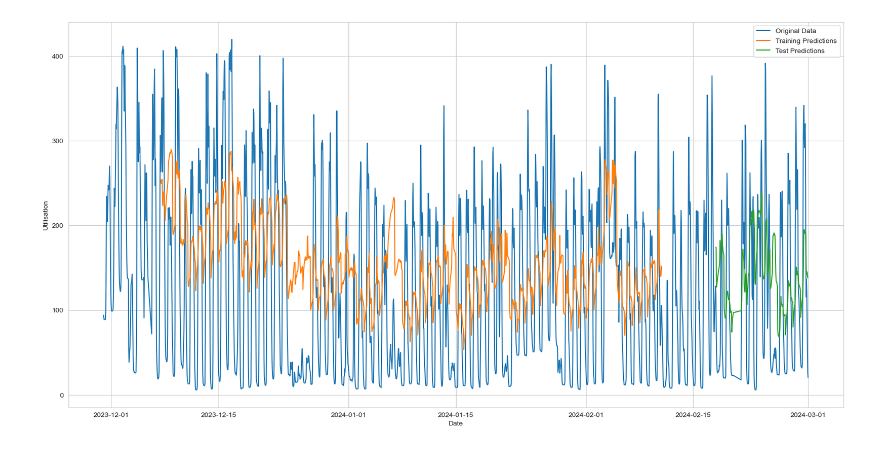
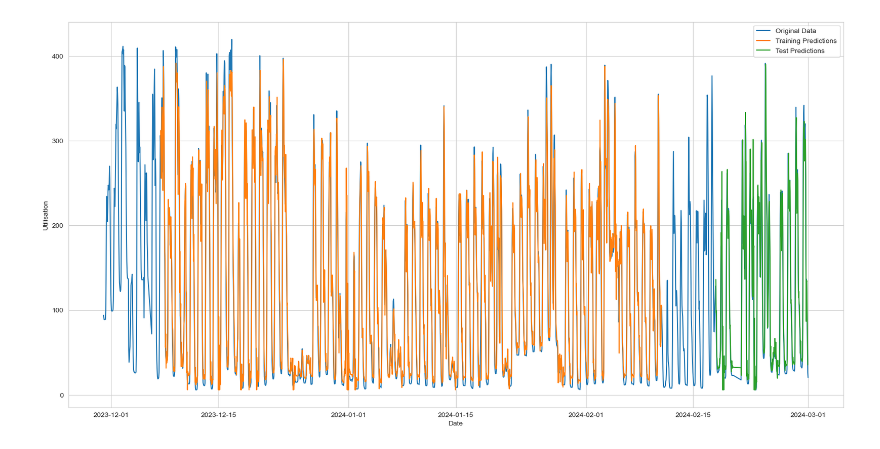
Before and after one commit to veronikaKircsev/ParkData, a Jupyter notebook: lstm_test.ipynb, the cells around one changed output. Cells and saved outputs as stored; diff of their text form; code cells hidden in the pictures.

Commit message:
lstm test works

```diff
--- a/lstm_test.ipynb
+++ b/lstm_test.ipynb
@@ -19,7 +19,7 @@ def create_dataset(dataset, window=168):
 	dataY = []
 	for i in range(len(dataset)-window-1):
 		dataX.append(dataset[i:(i+window), :])
-		dataY.append(dataset[i + window, :])
+		dataY.append(dataset[i + window, 0])
 	return np.array(dataX), np.array(dataY)
 
 tf.random.set_seed(7)
@@ -39,8 +39,12 @@ dataset.set_index('timestamp', inplace=True)
 dates = dataset.index
 columns_needed = ['value', 'rhum', 'tsun', 'event_name', 'holiday', 'hour', 'dayOfWeek']
 dataset = dataset[[col for col in columns_needed if col in dataset.columns]]
+if dataset['tsun'].isna().any():
+    dataset['tsun'] = dataset['tsun'].fillna(0)
 #dataset = np.array(dataset)
-dataset['value'] = dataset['value'].astype('float32').values.reshape(-1, 1)
+dataset['value'] = dataset['value'].astype('float32')
+
+#print(dataset[dataset.isna().any(axis=1)])
 
 start_dataset = dataset.copy()
 
@@ -62,11 +66,11 @@ test = test_df
 window = 168
 trainX, trainY = create_dataset(train, window)
 testX, testY = create_dataset(test, window)
-trainX = np.nan_to_num(trainX, nan=0.0)
-testX = np.nan_to_num(testX, nan=0.0)
-trainY = np.nan_to_num(trainY, nan=0.0)
+#trainX = np.nan_to_num(trainX, nan=0.0)
+#testX = np.nan_to_num(testX, nan=0.0)
+#trainY = np.nan_to_num(trainY, nan=0.0)
 
-testY = np.nan_to_num(testY, nan=0.0)
+#testY = np.nan_to_num(testY, nan=0.0)
 
 
 prediction_data = testX.copy()
@@ -79,7 +83,7 @@ model = Sequential()
 model.add(LSTM(1))
 #model.add(Dropout(0.2))
 model.add(Dense(1, activation = 'linear'))
-model.compile(loss='mean_squared_error', optimizer=Adam(clipvalue=1.0))
+model.compile(loss='mean_squared_error', optimizer='adam')
 model.fit(trainX, trainY, epochs=100, batch_size=32, verbose=2, validation_split=0.2)
 
 
@@ -93,17 +97,19 @@ testPredict = np.clip(testPredict, 0, 429)
 # invert predictions
 #invert the predictions before calculating error scores to ensure that performance is reported in the same units as the original data
 
-trainPredict = scaler.inverse_transform(np.concatenate((trainPredict.reshape(-1,1), np.ones((len(trainPredict.reshape(-1,1)), 6))), axis=1))[:,0]
-trainY = scaler.inverse_transform(trainY)
-testPredict = scaler.inverse_transform(np.concatenate((testPredict.reshape(-1,1), np.ones((len(testPredict.reshape(-1,1)), 6))), axis=1))[:,0]
-testY =scaler.inverse_transform(testY)
+trainPredict = scaler.inverse_transform(np.concatenate((trainPredict, np.ones((len(trainPredict), 6))), axis=1))[:,0]
+trainY = scaler.inverse_transform(np.concatenate((trainY.reshape(-1, 1), np.ones((len(trainY), 6))), axis=1)
+)[:, 0]
+testPredict = scaler.inverse_transform(np.concatenate((testPredict, np.ones((len(testPredict), 6))), axis=1))[:,0]
+testY =scaler.inverse_transform(np.concatenate((testY.reshape(-1, 1), np.ones((len(testY), 6))), axis=1)
+)[:, 0]
 
 
 
 # calculate root mean squared error
-trainScore = np.sqrt(mean_squared_error(trainY[:, 0], trainPredict))
+trainScore = np.sqrt(mean_squared_error(trainY, trainPredict))
 print('Train Score: %.2f RMSE' % (trainScore))
-testScore = np.sqrt(mean_squared_error(testY[:, 0], testPredict))
+testScore = np.sqrt(mean_squared_error(testY, testPredict))
 print('Test Score: %.2f RMSE' % (testScore))
 #rmse = np.sqrt(np.mean((trainY - trainPredict)**2))
 #print(f'RMSE train: {rmse:.2f}')
@@ -166 +172 @@ Test Score: 90.88 RMSE
-[figure, old version]
+[figure, new version]
```
Also changed, not shown: parts of 1 cell of this notebook.
